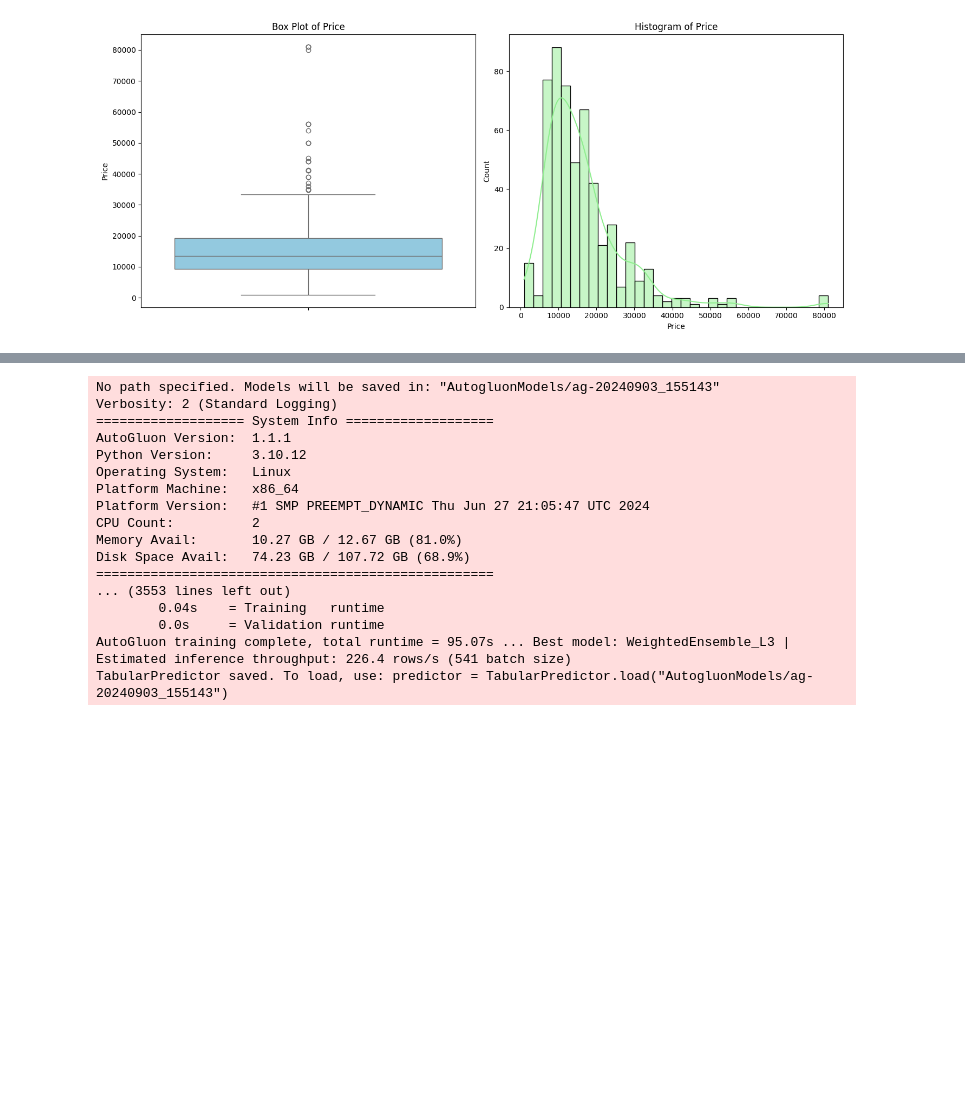
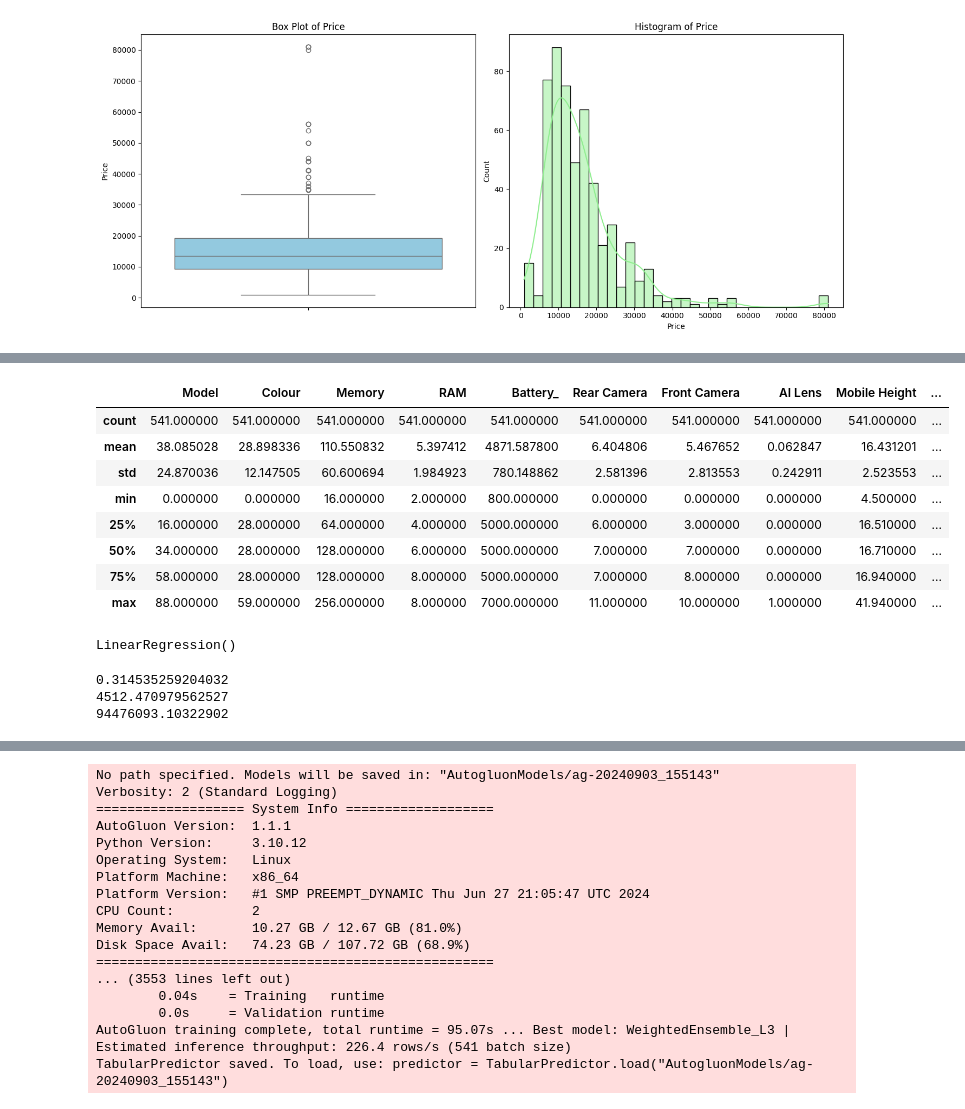
Before and after one commit to Deb052024/Machine-Prediction, a Jupyter notebook: Mobile_Handset_Price.ipynb, the cells around one changed output, grey strips where cells are left out. Cells and saved outputs as stored; diff of their text form; code cells hidden in the pictures; blank space fills up the shorter version.

```diff
--- a/Mobile_Handset_Price.ipynb
+++ b/Mobile_Handset_Price.ipynb
@@ -484,0 +486,12 @@ memory usage: 46.6+ KB
+# %%
+df_final.describe()
+# %% [output]
+|  | Model | Colour | Memory | RAM | Battery_ | Rear Camera | Front Camera | AI Lens | Mobile Height | ... |
+| count | 541.000000 | 541.000000 | 541.000000 | 541.000000 | 541.000000 | 541.000000 | 541.000000 | 541.000000 | 541.000000 | ... |
+| mean | 38.085028 | 28.898336 | 110.550832 | 5.397412 | 4871.587800 | 6.404806 | 5.467652 | 0.062847 | 16.431201 | ... |
+| std | 24.870036 | 12.147505 | 60.600694 | 1.984923 | 780.148862 | 2.581396 | 2.813553 | 0.242911 | 2.523553 | ... |
+| min | 0.000000 | 0.000000 | 16.000000 | 2.000000 | 800.000000 | 0.000000 | 0.000000 | 0.000000 | 4.500000 | ... |
+| 25% | 16.000000 | 28.000000 | 64.000000 | 4.000000 | 5000.000000 | 6.000000 | 3.000000 | 0.000000 | 16.510000 | ... |
+| 50% | 34.000000 | 28.000000 | 128.000000 | 6.000000 | 5000.000000 | 7.000000 | 7.000000 | 0.000000 | 16.710000 | ... |
+| 75% | 58.000000 | 28.000000 | 128.000000 | 8.000000 | 5000.000000 | 7.000000 | 8.000000 | 0.000000 | 16.940000 | ... |
+| max | 88.000000 | 59.000000 | 256.000000 | 8.000000 | 7000.000000 | 11.000000 | 10.000000 | 1.000000 | 41.940000 | ... |
@@ -484,0 +502,4 @@ memory usage: 46.6+ KB
+# %%
+lr.fit(X_train,y_train)
+# %% [output]
+LinearRegression()
@@ -484,0 +508,8 @@ memory usage: 46.6+ KB
+# %%
+print(r2_score(y_test,y_predict))
+print(mean_absolute_error(y_test,y_predict))
+print(mean_squared_error(y_test,y_predict))
+# %% [output]
+0.314535259204032
+4512.470979562527
+94476093.10322902
```
Also changed, not shown: parts of 39 cells of this notebook.
